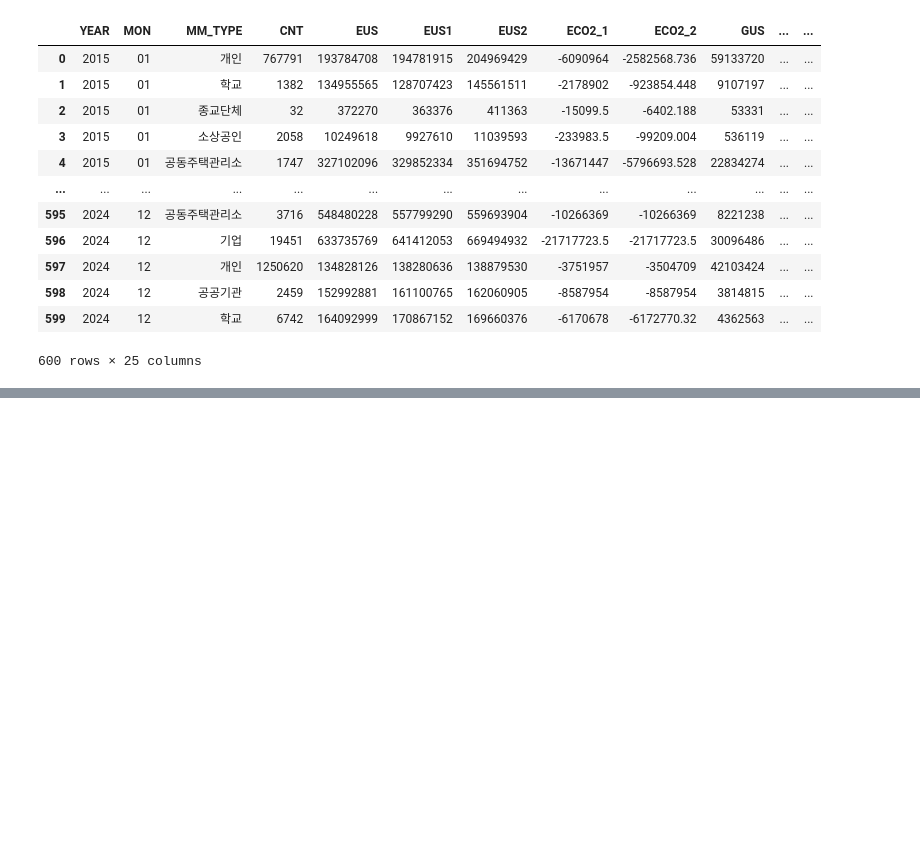
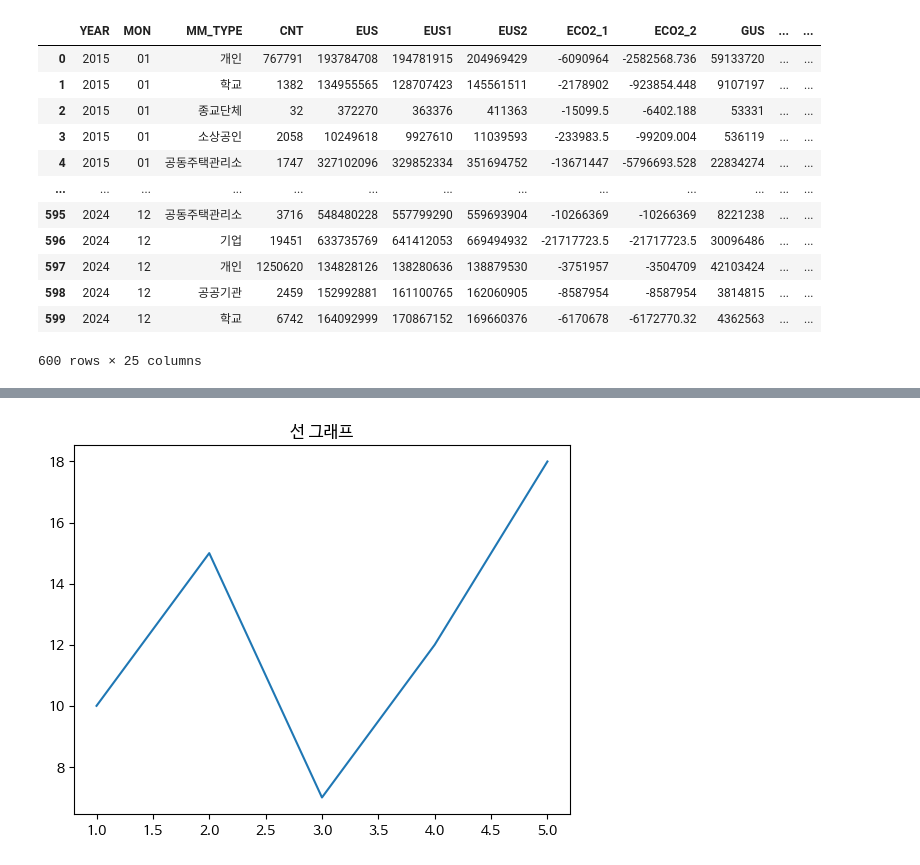
Before and after one commit to tjwjddnr/Data-Analysis-with-Open-Source, a Jupyter notebook: 오픈소스_데이터_분석_4강.ipynb, the cells around one changed output, grey strips where cells are left out. Saved outputs shown, nothing was run; the diff lists cells and outputs as text; code cells hidden in the pictures; blank space fills up the shorter version.

```diff
--- a/오픈소스_데이터_분석_4강.ipynb
+++ b/오픈소스_데이터_분석_4강.ipynb
@@ -327,0 +363,12 @@ df_filterd
+# %%
+import matplotlib.pyplot as plt
+import numpy as np
+plt.rc('font', family = 'NanumBarunGothic')
+x = [1, 2, 3, 4, 5]
+y = [10, 15, 7, 12 ,18]
+
+plt.plot(x, y)
+plt.title('선 그래프')
+plt.show()
+# %% [output]
+[figure, added]
```
Also changed, not shown: parts of 6 cells of this notebook.
